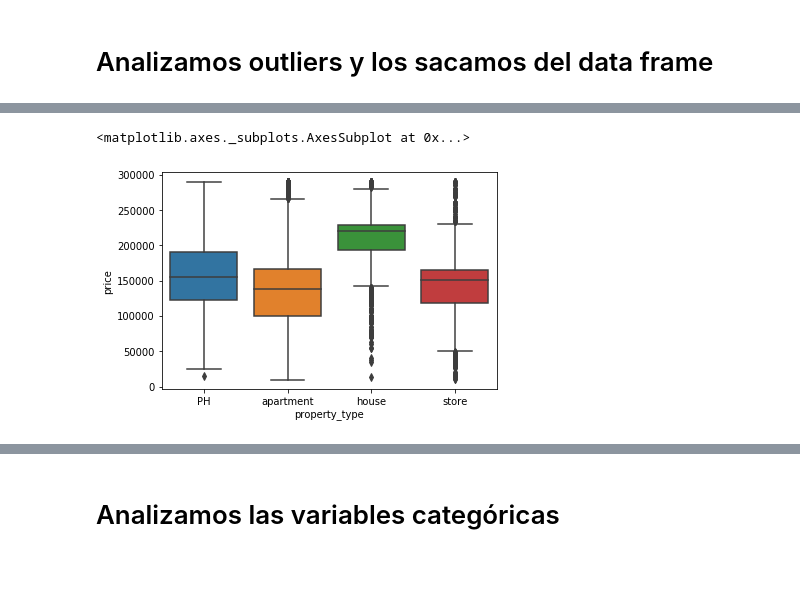
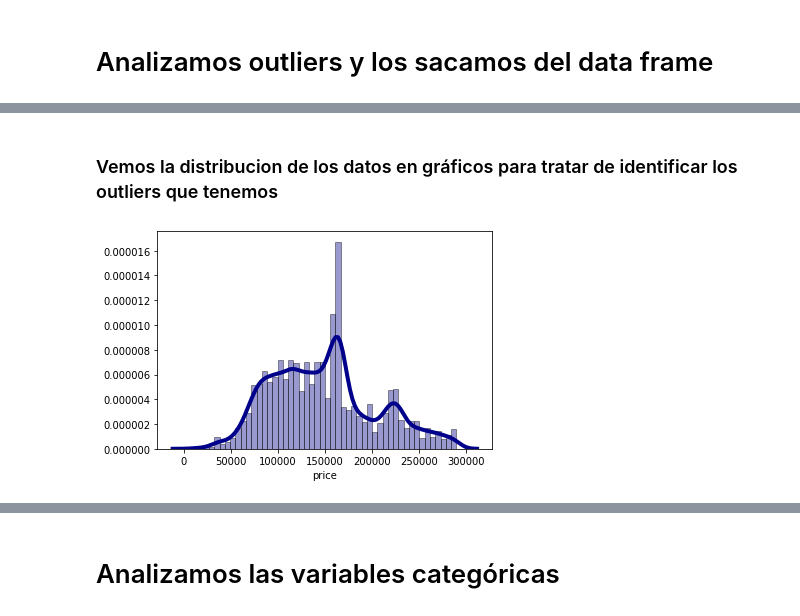
Before and after one commit to rdgagliano/DataScience-Grupo3, a Jupyter notebook: Desafio_2_1.ipynb, the cells around one changed output, grey strips where cells are left out. Cells and saved outputs as stored; diff of their text form; code cells hidden in the pictures; blank space fills up the shorter version.

```diff
--- a/Desafio_2_1.ipynb
+++ b/Desafio_2_1.ipynb
@@ -164,5 +159,6 @@ sns.boxplot('property_type','price_usd_per_m2', data=df_subset)
-# %%
-sns.boxplot('property_type','price', data=df_subset)
-# %% [output]
-<matplotlib.axes._subplots.AxesSubplot at 0x...>
-[figure, removed]
+# %% [markdown]
+### Vemos la distribucion de los datos en gráficos para tratar de identificar los outliers que tenemos
+# %%
+Desafio_2_aux.drawUniqueDensityPlot(df_subset, 'price')
+# %% [output]
+[figure, added]
```
Also changed, not shown: parts of 22 cells of this notebook, 1 other file.
